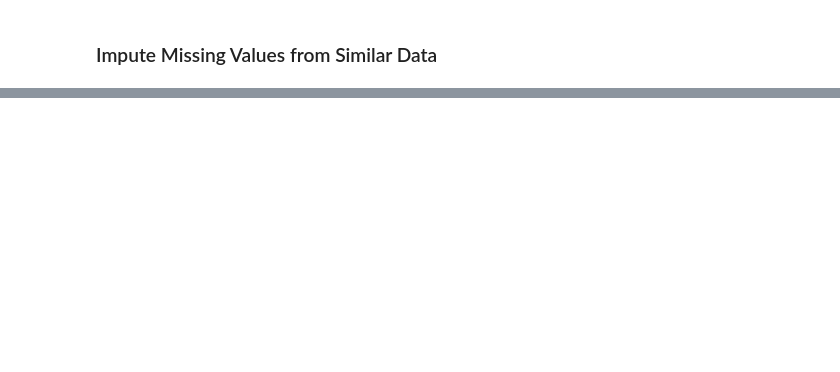
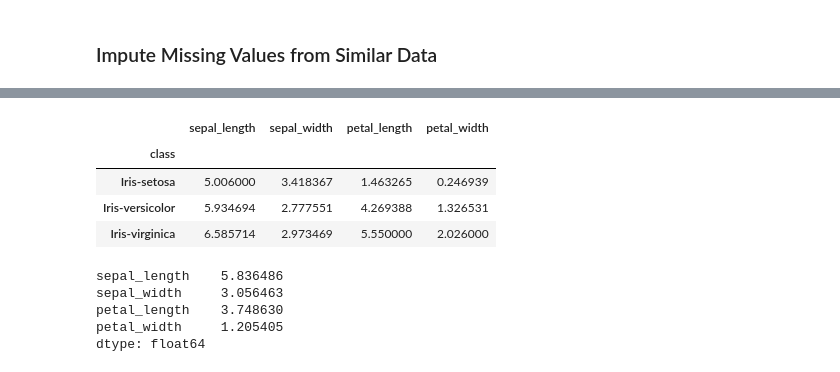
Before and after one commit to ChandraLingam/AmazonSageMakerCourse, a Jupyter notebook: Introduction/ml_handling_missing_values.ipynb, the cells around one changed output, grey strips where cells are left out. Saved outputs shown, nothing was run; the diff lists cells and outputs as text; code cells hidden in the pictures; blank space fills up the shorter version.

```diff
--- a/Introduction/ml_handling_missing_values.ipynb
+++ b/Introduction/ml_handling_missing_values.ipynb
@@ -163,9 +352,21 @@ group_class.head(2)
 # %%
 # Attribute Mean value is different for each group
-group_class.mean()
+group_class.mean(numeric_only=True)
+# %% [output]
+|  | sepal_length | sepal_width | petal_length | petal_width |
+| class |  |  |  |  |
+| Iris-setosa | 5.006000 | 3.418367 | 1.463265 | 0.246939 |
+| Iris-versicolor | 5.934694 | 2.777551 | 4.269388 | 1.326531 |
+| Iris-virginica | 6.585714 | 2.973469 | 5.550000 | 2.026000 |
 # %%
 # Compared to mean value for entire dataset
-df.mean()
+df.mean(numeric_only=True)
+# %% [output]
+sepal_length    5.836486
+sepal_width     3.056463
+petal_length    3.748630
+petal_width     1.205405
+dtype: float64
 # %%
 # For each group, use group level averages to fill missing values
 df['sepal_length'] = group_class['sepal_length'].transform(lambda x: x.fillna(x.mean()))
```
Also changed, not shown: parts of 23 cells of this notebook, 1 other file.
